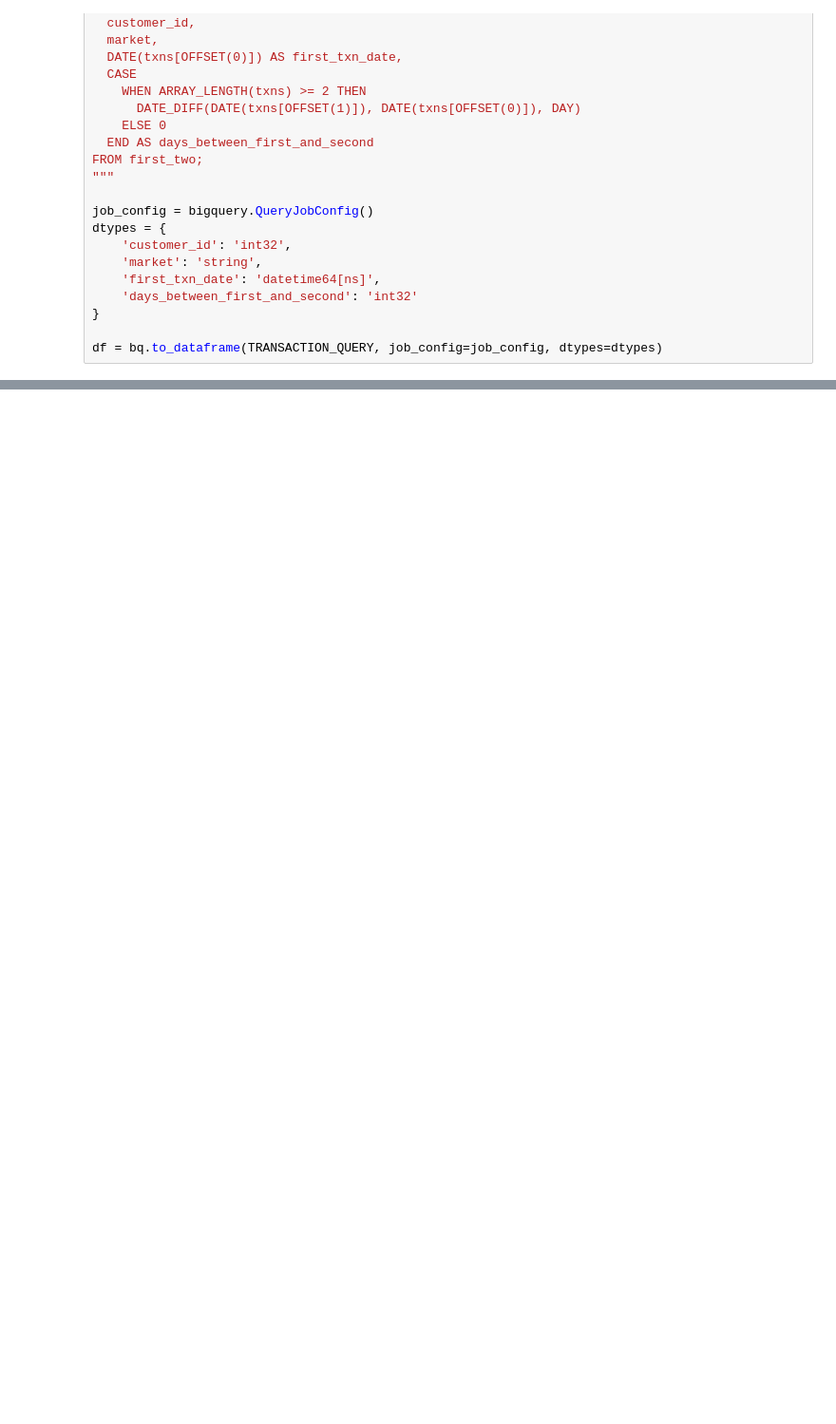
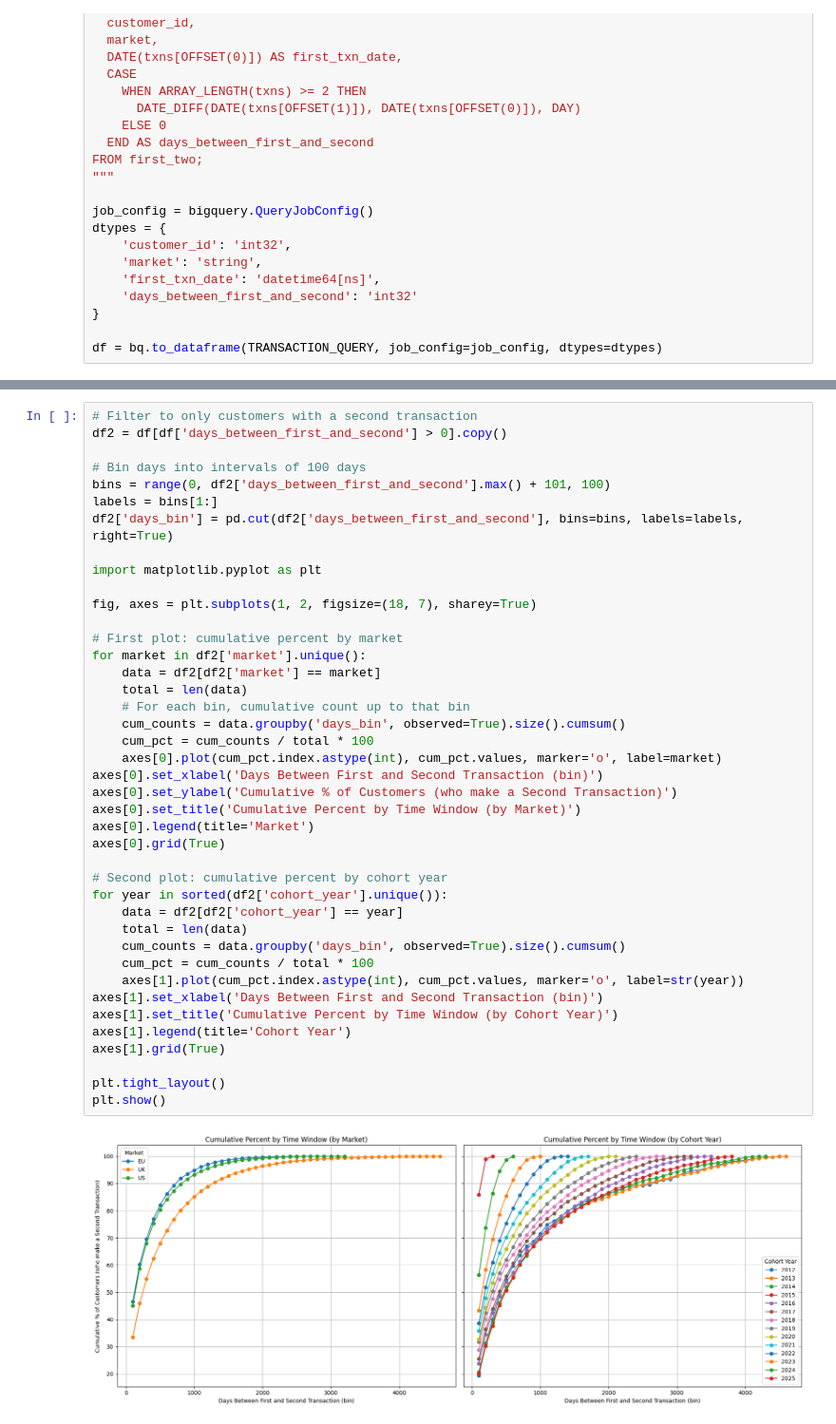
Before and after one commit to mpb-com/dsci-customer, a Jupyter notebook: experiments/empirical_lapse_threshold.ipynb, the cells around one changed output, grey strips where cells are left out. Shown at 95% size. Saved outputs shown, nothing was run; the diff lists cells and outputs as text; blank space fills up the shorter version.

```diff
--- a/experiments/empirical_lapse_threshold.ipynb
+++ b/experiments/empirical_lapse_threshold.ipynb
@@ -49,0 +84,43 @@ df = bq.to_dataframe(TRANSACTION_QUERY, job_config=job_config, dtypes=dtypes)
+# %%
+# Filter to only customers with a second transaction
+df2 = df[df['days_between_first_and_second'] > 0].copy()
+
+# Bin days into intervals of 100 days
+bins = range(0, df2['days_between_first_and_second'].max() + 101, 100)
+labels = bins[1:]
+df2['days_bin'] = pd.cut(df2['days_between_first_and_second'], bins=bins, labels=labels, right=True)
+
+import matplotlib.pyplot as plt
+
+fig, axes = plt.subplots(1, 2, figsize=(18, 7), sharey=True)
+
+# First plot: cumulative percent by market
+for market in df2['market'].unique():
+    data = df2[df2['market'] == market]
+    total = len(data)
+    # For each bin, cumulative count up to that bin
+    cum_counts = data.groupby('days_bin', observed=True).size().cumsum()
+    cum_pct = cum_counts / total * 100
+    axes[0].plot(cum_pct.index.astype(int), cum_pct.values, marker='o', label=market)
+axes[0].set_xlabel('Days Between First and Second Transaction (bin)')
+axes[0].set_ylabel('Cumulative % of Customers (who make a Second Transaction)')
+axes[0].set_title('Cumulative Percent by Time Window (by Market)')
+axes[0].legend(title='Market')
+axes[0].grid(True)
+
+# Second plot: cumulative percent by cohort year
+for year in sorted(df2['cohort_year'].unique()):
+    data = df2[df2['cohort_year'] == year]
+    total = len(data)
+    cum_counts = data.groupby('days_bin', observed=True).size().cumsum()
+    cum_pct = cum_counts / total * 100
+    axes[1].plot(cum_pct.index.astype(int), cum_pct.values, marker='o', label=str(year))
+axes[1].set_xlabel('Days Between First and Second Transaction (bin)')
+axes[1].set_title('Cumulative Percent by Time Window (by Cohort Year)')
+axes[1].legend(title='Cohort Year')
+axes[1].grid(True)
+
+plt.tight_layout()
+plt.show()
+# %% [output]
+[figure, added]
```
Also changed, not shown: parts of 1 cell of this notebook, 2 other files.
